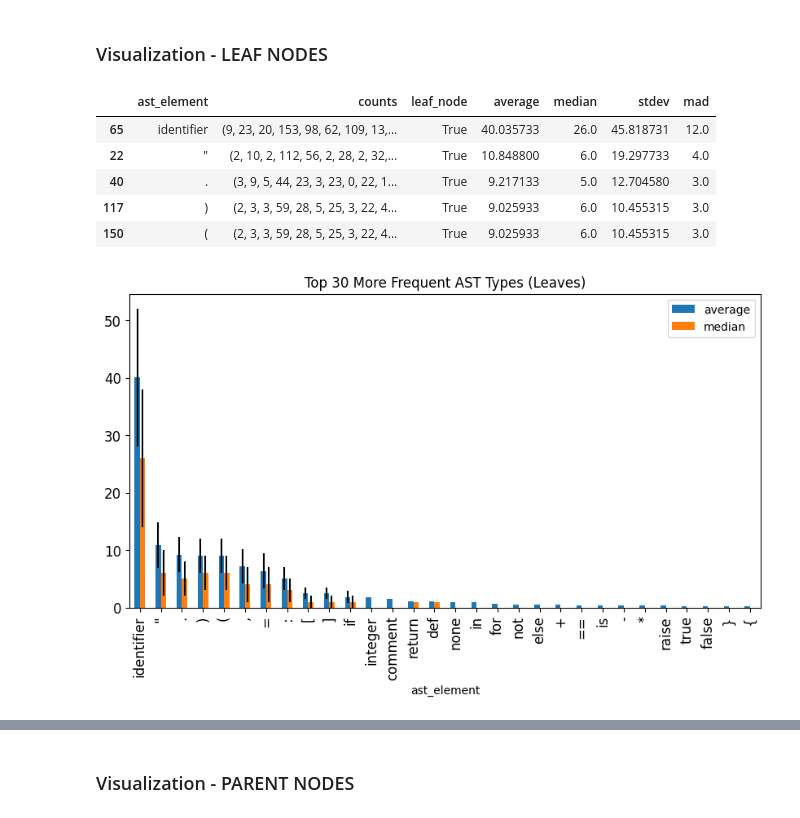
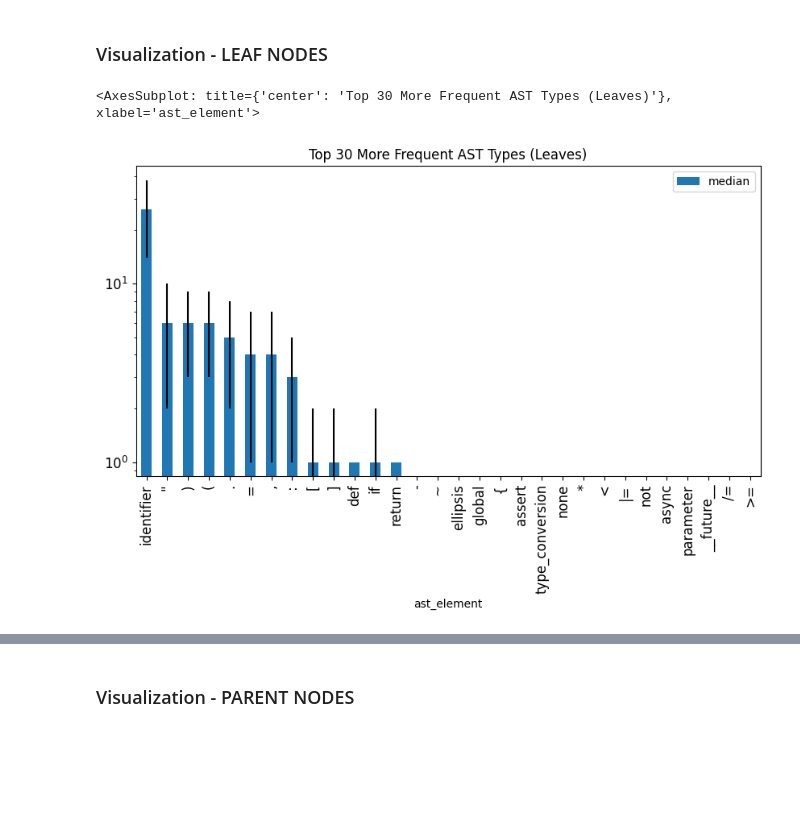
Before and after one commit to WM-SEMERU/CodeSyntaxConcept, a Jupyter notebook: experimental_notebooks/exploratory_analysis.ipynb, the cells around one changed output, grey strips where cells are left out. Cells and saved outputs as stored; diff of their text form; code cells hidden in the pictures; blank space fills up the shorter version.

Commit message:
added frequency plots

```diff
--- a/experimental_notebooks/exploratory_analysis.ipynb
+++ b/experimental_notebooks/exploratory_analysis.ipynb
@@ -113,15 +113,9 @@ node_counts_dataframe.head()
 # %%
 leaf_nodes_dataframe = node_counts_dataframe[node_counts_dataframe['leaf_node'] == True]
 # %%
-top_10 = leaf_nodes_dataframe.sort_values(by=['average'], ascending=False).head(30)
-top_10.plot(x='ast_element',y=['average','median'] ,yerr='mad' ,kind='bar',fontsize=12, title='Top 30 More Frequent AST Types (Leaves)', figsize=(10,5))
-top_10.head()
+top_10 = leaf_nodes_dataframe.sort_values(by=['median'], ascending=False).head(30)
+top_10.plot(x='ast_element',y='median', logy=True, yerr='mad' ,kind='bar',fontsize=12, title='Top 30 More Frequent AST Types (Leaves)', figsize=(10,5))
 # %% [output]
-|  | ast_element | counts | leaf_node | average | median | stdev | mad |
-| 65 | identifier | (9, 23, 20, 153, 98, 62, 109, 13,... | True | 40.035733 | 26.0 | 45.818731 | 12.0 |
-| 22 | " | (2, 10, 2, 112, 56, 2, 28, 2, 32,... | True | 10.848800 | 6.0 | 19.297733 | 4.0 |
-| 40 | . | (3, 9, 5, 44, 23, 3, 23, 0, 22, 1... | True | 9.217133 | 5.0 | 12.704580 | 3.0 |
-| 117 | ) | (2, 3, 3, 59, 28, 5, 25, 3, 22, 4... | True | 9.025933 | 6.0 | 10.455315 | 3.0 |
-| 150 | ( | (2, 3, 3, 59, 28, 5, 25, 3, 22, 4... | True | 9.025933 | 6.0 | 10.455315 | 3.0 |
+<AxesSubplot: title={'center': 'Top 30 More Frequent AST Types (Leaves)'}, xlabel='ast_element'>
-[figure, old version]
+[figure, new version]
 # %%
```
Also changed, not shown: parts of 12 cells of this notebook.
